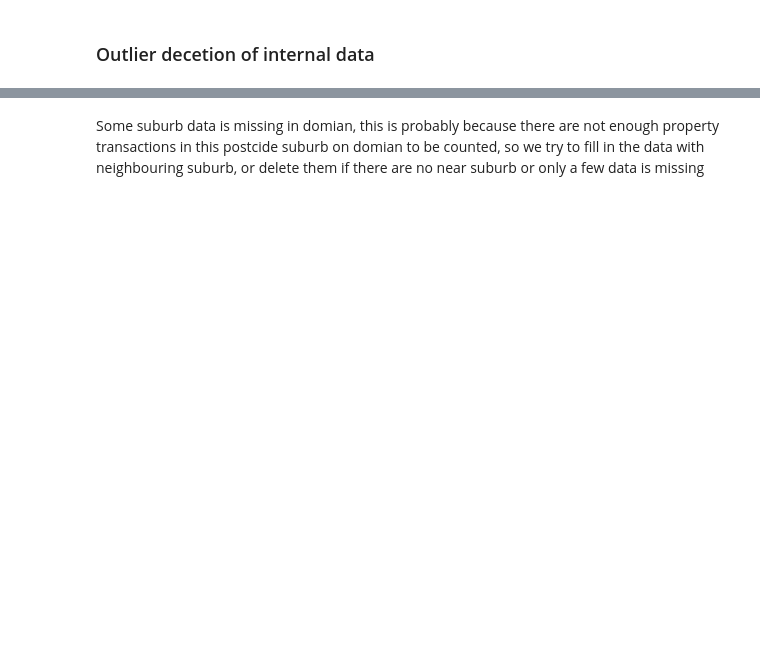
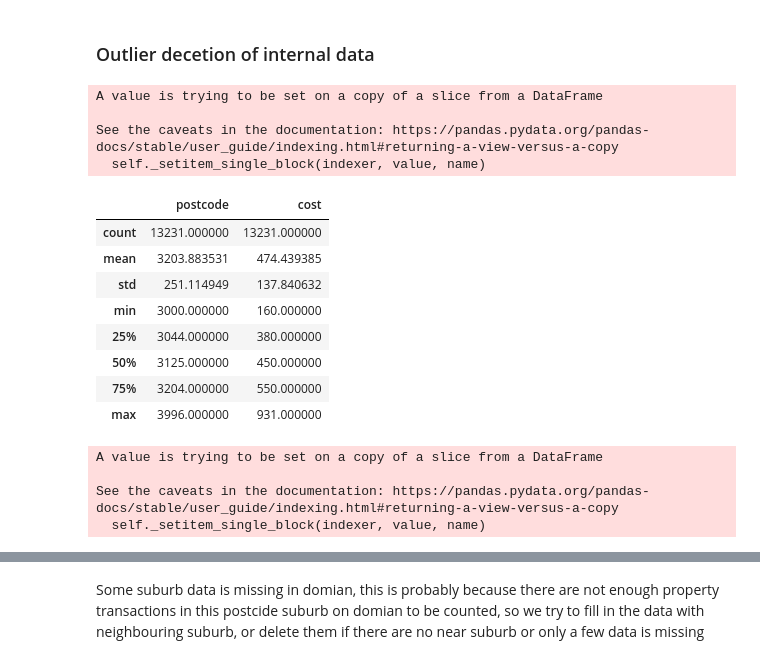
Before and after one commit to MAST30034-Applied-Data-Science/generic-real-estate-consulting-project-group-46, a Jupyter notebook: notebooks/preprocess.ipynb, the cells around one changed output, grey strips where cells are left out. Cells and saved outputs as stored; diff of their text form; code cells hidden in the pictures; blank space fills up the shorter version.

```diff
--- a/notebooks/preprocess.ipynb
+++ b/notebooks/preprocess.ipynb
@@ -15,11 +15,16 @@ df = pd.read_csv('../data/curated/streaming_test.csv')
 df['cost'] = df['cost_text']
 for i in range(len(df)):
     df['cost'].iloc[i] = re.findall(r'\d+\.?\d*',df['cost_text'].iloc[i])
-df = df.rename({'Unnamed: 0':'url'},axis=1)
+df = df.rename({'Unnamed: 0':'url', 'suburb_ower':'suburb_owner'},axis=1)
+# %% [output]
+A value is trying to be set on a copy of a slice from a DataFrame
+
+See the caveats in the documentation: https://pandas.pydata.org/pandas-docs/stable/user_guide/indexing.html#returning-a-view-versus-a-copy
+  self._setitem_single_block(indexer, value, name)
 # %%
 # Delete missing values if cost is 0
 delete_list = []
-df_new = df.copy()
+df_new = df
 for i in range(len(df)):
     if len(df['cost'].iloc[i]) == 0:
         delete_list.append(i)
@@ -33,14 +38,24 @@ df_new['cost'] = df_new['cost'].astype('float')
 # %%
 # Delete the extreme values: delete Highest 20% and lowest 20% cost.
 delete_list = []
 k1 = 0.8
 k2 = 0.2
-df_new2 = df_new.copy()
+df_new2 = df_new
 for i in range(len(df_new2)):
     if df_new2['cost'].iloc[i] < df_new2['cost'].mean()*(1-k1) or df_new2['cost'].iloc[i] > df_new2['cost'].mean()*(1+k2):
         delete_list.append(i)
 df_new2 = df_new2.drop(df_new2.index[delete_list])
 df_new2.describe()
+# %% [output]
+|  | postcode | cost |
+| count | 13231.000000 | 13231.000000 |
+| mean | 3203.883531 | 474.439385 |
+| std | 251.114949 | 137.840632 |
+| min | 3000.000000 | 160.000000 |
+| 25% | 3044.000000 | 380.000000 |
+| 50% | 3125.000000 | 450.000000 |
+| 75% | 3204.000000 | 550.000000 |
+| max | 3996.000000 | 931.000000 |
 # %%
 # Divide rooms into 'Bed', 'Bath' and 'Parking'
 df_new2['Beds'] = df_new2['rooms']
@@ -60,6 +75,11 @@ for i in range(len(df_new2)):
         df_new2['Parking'].iloc[i] = eval(df_new2['rooms'].iloc[i])[2][0]
     except:
         df_new2['Parking'].iloc[i] = 0
+# %% [output]
+A value is trying to be set on a copy of a slice from a DataFrame
+
+See the caveats in the documentation: https://pandas.pydata.org/pandas-docs/stable/user_guide/indexing.html#returning-a-view-versus-a-copy
+  self._setitem_single_block(indexer, value, name)
 # %%
 domain = df_new2
 # %%
```
Also changed, not shown: parts of 7 cells of this notebook, 1 other file.
